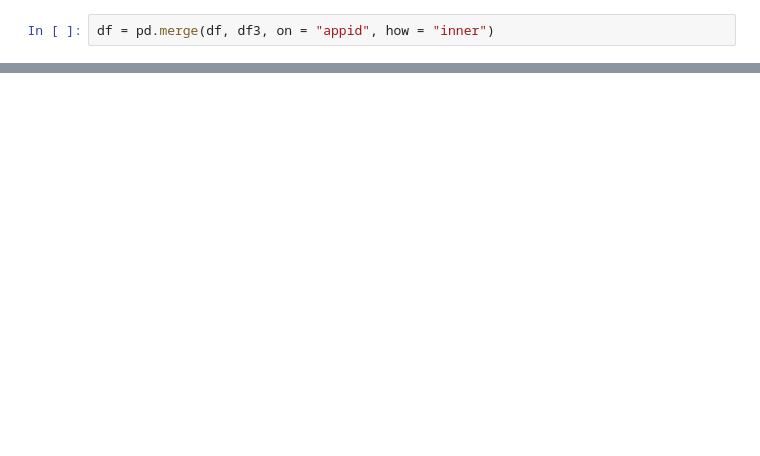
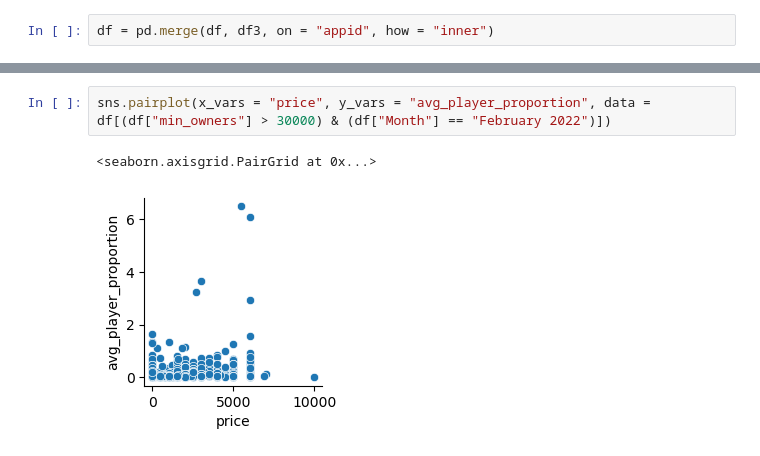
Before and after one commit to mortonjack/Data-Analysis, a Jupyter notebook: graph.ipynb, the cells around one changed output, grey strips where cells are left out. Saved outputs shown, nothing was run; the diff lists cells and outputs as text; blank space fills up the shorter version.

```diff
--- a/graph.ipynb
+++ b/graph.ipynb
@@ -46,0 +100,5 @@ df[df["Month"] == "December 2016"].plot.kde(x = "price", y = "Avg. Players", log
+# %%
+sns.pairplot(x_vars = "price", y_vars = "avg_player_proportion", data = df[(df["min_owners"] > 30000) & (df["Month"] == "February 2022")])
+# %% [output]
+<seaborn.axisgrid.PairGrid at 0x...>
+[figure, added]
```
Also changed, not shown: parts of 14 cells of this notebook.
